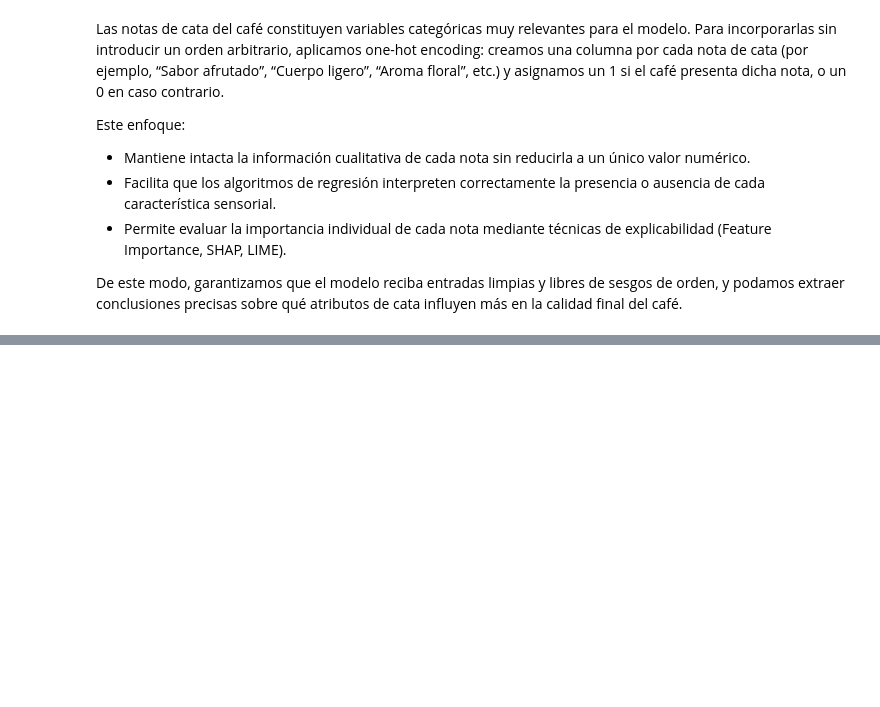
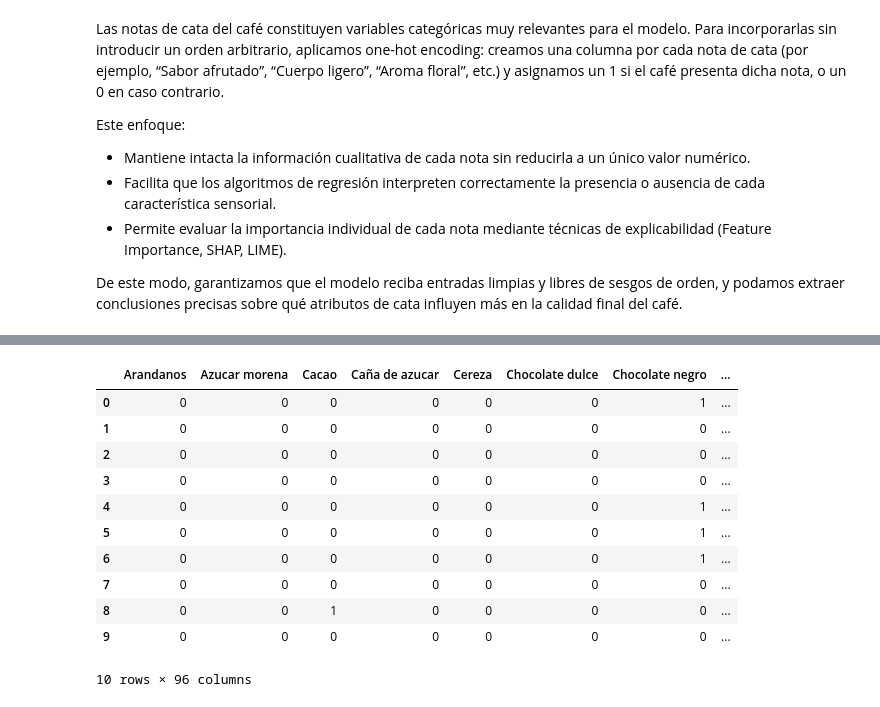
Before and after one commit to RicardoLoperaV/coffee-quality-regression, a Jupyter notebook: Coffee_Cup_Score.ipynb, the cells around one changed output, grey strips where cells are left out. Drawn from its saved outputs; the diff is of its cells as text; code cells hidden in the pictures; blank space fills up the shorter version.

```diff
--- a/Coffee_Cup_Score.ipynb
+++ b/Coffee_Cup_Score.ipynb
@@ -171,0 +217,21 @@ display(df_Calidad.head())
+# %%
+# Primero vuelve a la versión “unida en un string” para facilitar la creación de dummies:
+df_Calidad['_tmp'] = df_Calidad['NOTAS DE CATACIÓN'].apply(lambda lst: ','.join(lst) if isinstance(lst, list) else '')
+
+# Luego crea dummies (cada nota = columna 0/1)
+dummies = df_Calidad['_tmp'].str.get_dummies(sep=',')
+dummies.columns = [col.strip() for col in dummies.columns]
+display(dummies.head(10))
+# %% [output]
+|  | Arandanos | Azucar morena | Cacao | Caña de azucar | Cereza | Chocolate dulce | Chocolate negro | ... |
+| 0 | 0 | 0 | 0 | 0 | 0 | 0 | 1 | ... |
+| 1 | 0 | 0 | 0 | 0 | 0 | 0 | 0 | ... |
+| 2 | 0 | 0 | 0 | 0 | 0 | 0 | 0 | ... |
+| 3 | 0 | 0 | 0 | 0 | 0 | 0 | 0 | ... |
+| 4 | 0 | 0 | 0 | 0 | 0 | 0 | 1 | ... |
+| 5 | 0 | 0 | 0 | 0 | 0 | 0 | 1 | ... |
+| 6 | 0 | 0 | 0 | 0 | 0 | 0 | 1 | ... |
+| 7 | 0 | 0 | 0 | 0 | 0 | 0 | 0 | ... |
+| 8 | 0 | 0 | 1 | 0 | 0 | 0 | 0 | ... |
+| 9 | 0 | 0 | 0 | 0 | 0 | 0 | 0 | ... |
+10 rows × 96 columns
```
Also changed, not shown: parts of 10 cells of this notebook.
